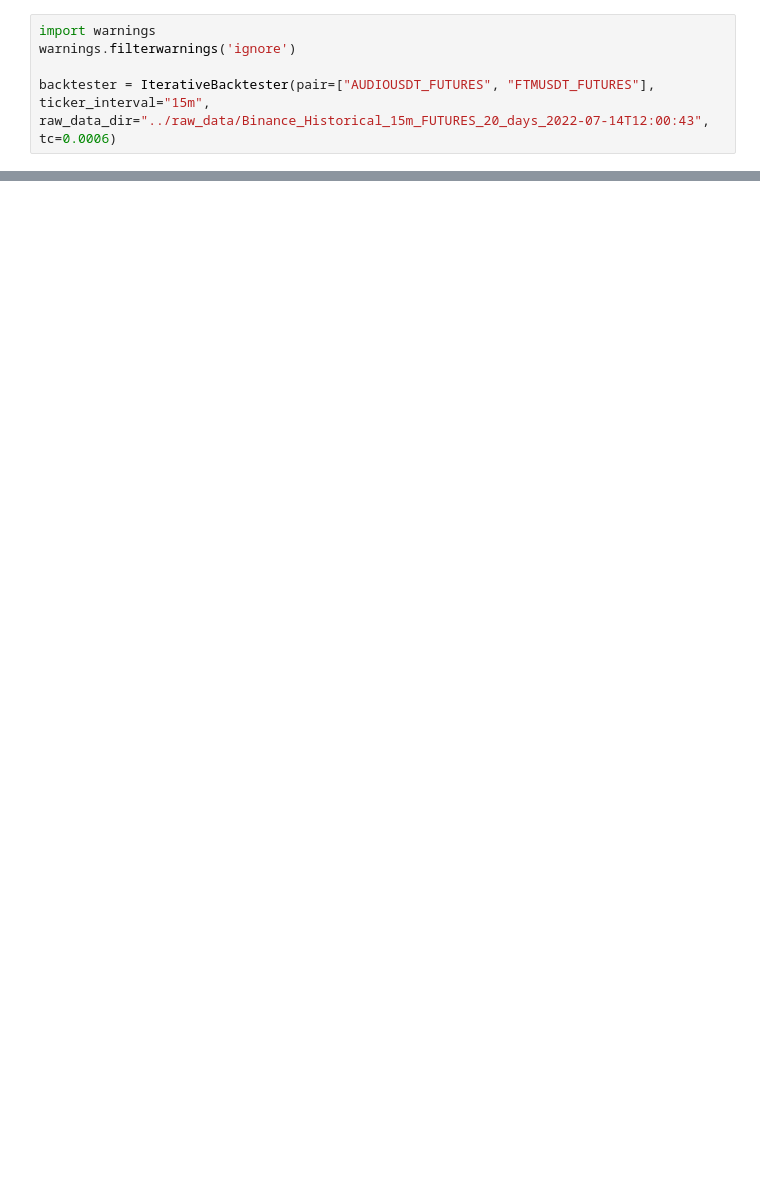
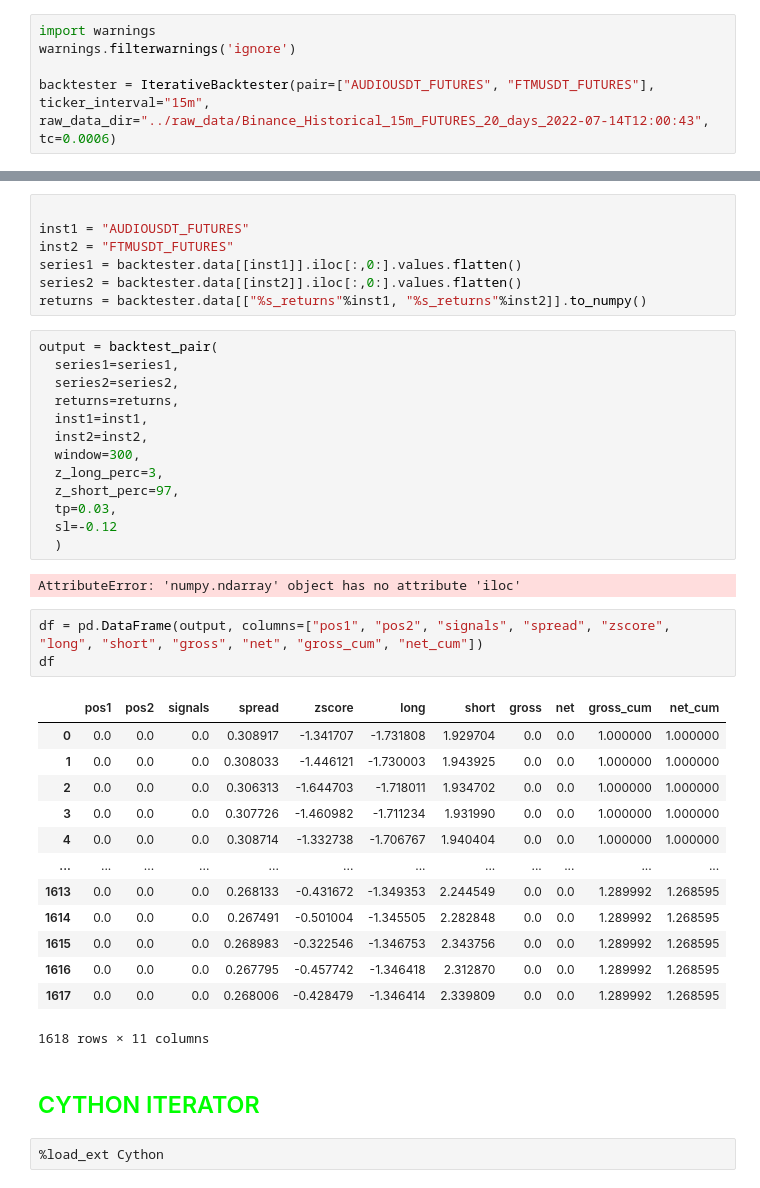
Before and after one commit to mscbr/algo_pairs, a Jupyter notebook: modules/IterativeBackterster.ipynb, the cells around one changed output, grey strips where cells are left out. Cells and saved outputs as stored; diff of their text form; blank space fills up the shorter version.

```diff
--- a/modules/IterativeBackterster.ipynb
+++ b/modules/IterativeBackterster.ipynb
@@ -527,0 +872,43 @@ Max Draw Down Duration:      214.0
+# %%
+
+inst1 = "AUDIOUSDT_FUTURES"
+inst2 = "FTMUSDT_FUTURES"
+series1 = backtester.data[[inst1]].iloc[:,0:].values.flatten()
+series2 = backtester.data[[inst2]].iloc[:,0:].values.flatten()
+returns = backtester.data[["%s_returns"%inst1, "%s_returns"%inst2]].to_numpy()
+# %%
+output = backtest_pair(
+  series1=series1,
+  series2=series2,
+  returns=returns,
+  inst1=inst1,
+  inst2=inst2,
+  window=300,
+  z_long_perc=3,
+  z_short_perc=97,
+  tp=0.03,
+  sl=-0.12
+  )
+# %% [output]
+AttributeError: 'numpy.ndarray' object has no attribute 'iloc'
+# %%
+df = pd.DataFrame(output, columns=["pos1", "pos2", "signals", "spread", "zscore", "long", "short", "gross", "net", "gross_cum", "net_cum"])
+df
+# %% [output]
+|  | pos1 | pos2 | signals | spread | zscore | long | short | gross | net | gross_cum | net_cum |
+| 0 | 0.0 | 0.0 | 0.0 | 0.308917 | -1.341707 | -1.731808 | 1.929704 | 0.0 | 0.0 | 1.000000 | 1.000000 |
+| 1 | 0.0 | 0.0 | 0.0 | 0.308033 | -1.446121 | -1.730003 | 1.943925 | 0.0 | 0.0 | 1.000000 | 1.000000 |
+| 2 | 0.0 | 0.0 | 0.0 | 0.306313 | -1.644703 | -1.718011 | 1.934702 | 0.0 | 0.0 | 1.000000 | 1.000000 |
+| 3 | 0.0 | 0.0 | 0.0 | 0.307726 | -1.460982 | -1.711234 | 1.931990 | 0.0 | 0.0 | 1.000000 | 1.000000 |
+| 4 | 0.0 | 0.0 | 0.0 | 0.308714 | -1.332738 | -1.706767 | 1.940404 | 0.0 | 0.0 | 1.000000 | 1.000000 |
+| ... | ... | ... | ... | ... | ... | ... | ... | ... | ... | ... | ... |
+| 1613 | 0.0 | 0.0 | 0.0 | 0.268133 | -0.431672 | -1.349353 | 2.244549 | 0.0 | 0.0 | 1.289992 | 1.268595 |
+| 1614 | 0.0 | 0.0 | 0.0 | 0.267491 | -0.501004 | -1.345505 | 2.282848 | 0.0 | 0.0 | 1.289992 | 1.268595 |
+| 1615 | 0.0 | 0.0 | 0.0 | 0.268983 | -0.322546 | -1.346753 | 2.343756 | 0.0 | 0.0 | 1.289992 | 1.268595 |
+| 1616 | 0.0 | 0.0 | 0.0 | 0.267795 | -0.457742 | -1.346418 | 2.312870 | 0.0 | 0.0 | 1.289992 | 1.268595 |
+| 1617 | 0.0 | 0.0 | 0.0 | 0.268006 | -0.428479 | -1.346414 | 2.339809 | 0.0 | 0.0 | 1.289992 | 1.268595 |
+1618 rows × 11 columns
+# %% [markdown]
+<h2 style="color: lime;">CYTHON ITERATOR</h2>
+# %%
+%load_ext Cython
```
Also changed, not shown: parts of 36 cells of this notebook.
